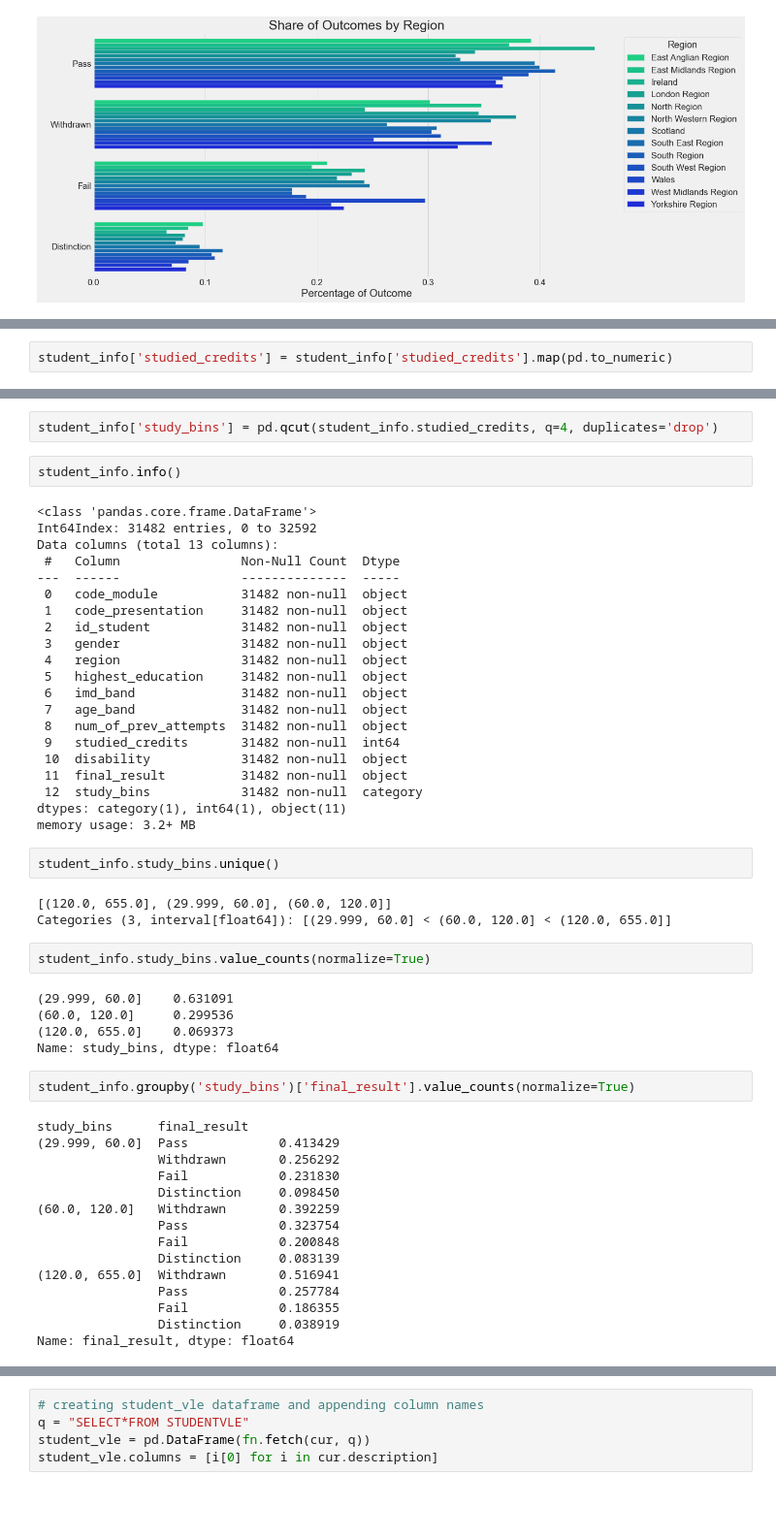
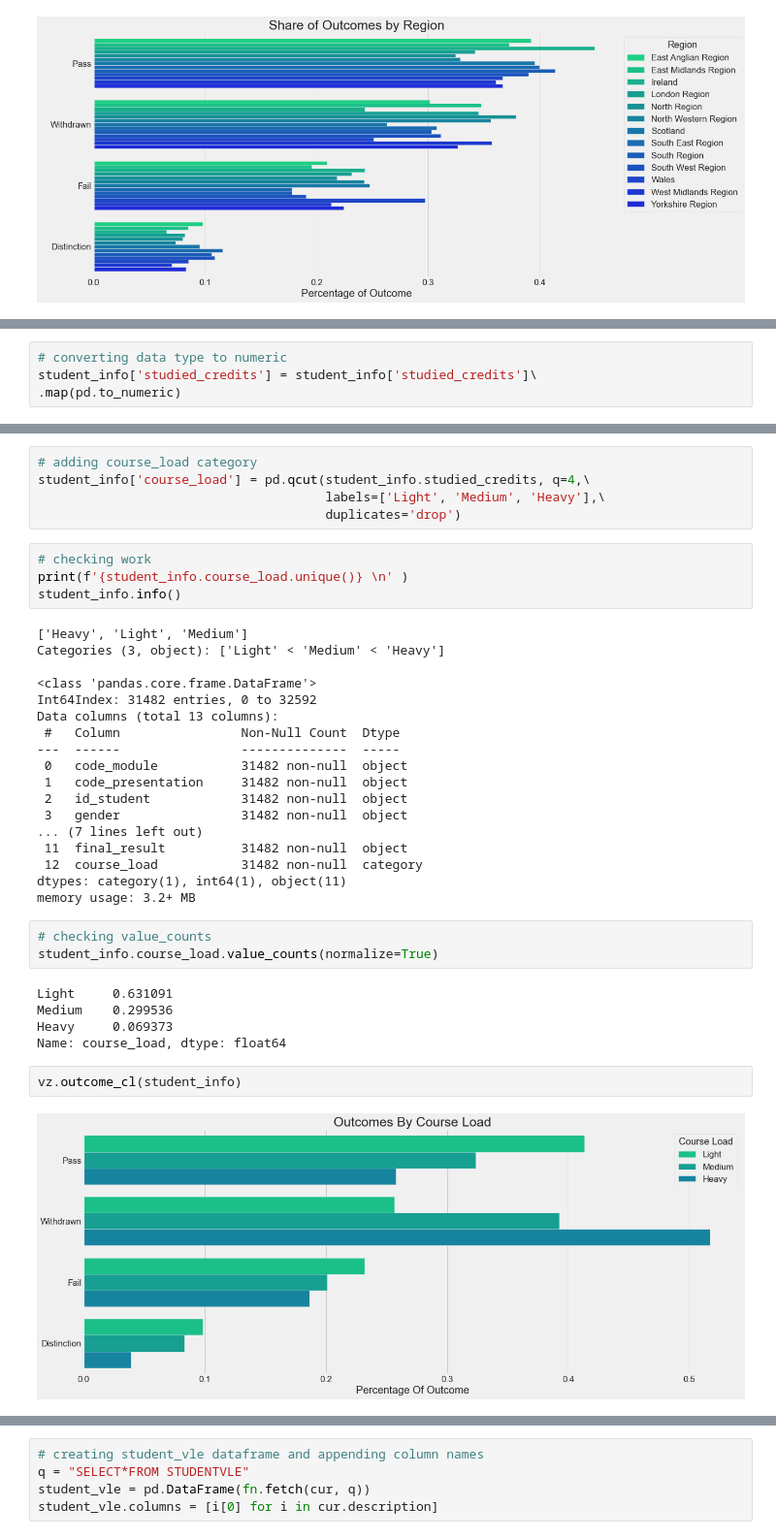
Before and after one commit to jeffreyhwatson/online_outcomes, a Jupyter notebook: notebooks/exploratory/cleaning_eda.ipynb, the cells around one changed output, grey strips where cells are left out. Shown at 97% size. Drawn from its saved outputs; the diff is of its cells as text; blank space fills up the shorter version.

Commit message:
course load, mean clicks

```diff
--- a/notebooks/exploratory/cleaning_eda.ipynb
+++ b/notebooks/exploratory/cleaning_eda.ipynb
@@ -327,3 +327,5 @@ vz.outcomes_reg(student_info)
 # %%
-student_info['studied_credits'] = student_info['studied_credits'].map(pd.to_numeric)
+# converting data type to numeric
+student_info['studied_credits'] = student_info['studied_credits']\
+.map(pd.to_numeric)
 # %%
@@ -369,8 +374,16 @@ student_info.studied_credits.median()
 # %%
-student_info['study_bins'] = pd.qcut(student_info.studied_credits, q=4, duplicates='drop')
+# adding course_load category
+student_info['course_load'] = pd.qcut(student_info.studied_credits, q=4,\
+                                      labels=['Light', 'Medium', 'Heavy'],\
+                                      duplicates='drop')
 # %%
+# checking work
+print(f'{student_info.course_load.unique()} \n' )
 student_info.info()
 # %% [output]
+['Heavy', 'Light', 'Medium']
+Categories (3, object): ['Light' < 'Medium' < 'Heavy']
+
 <class 'pandas.core.frame.DataFrame'>
 Int64Index: 31482 entries, 0 to 32592
 Data columns (total 13 columns):
@@ -380,44 +393,21 @@ Data columns (total 13 columns):
  1   code_presentation     31482 non-null  object
  2   id_student            31482 non-null  object
  3   gender                31482 non-null  object
- 4   region                31482 non-null  object
- 5   highest_education     31482 non-null  object
- 6   imd_band              31482 non-null  object
- 7   age_band              31482 non-null  object
- 8   num_of_prev_attempts  31482 non-null  object
- 9   studied_credits       31482 non-null  int64
- 10  disability            31482 non-null  object
+... (7 lines left out)
  11  final_result          31482 non-null  object
- 12  study_bins            31482 non-null  category
+ 12  course_load           31482 non-null  category
 dtypes: category(1), int64(1), object(11)
 memory usage: 3.2+ MB
-# %%
-student_info.study_bins.unique()
-# %% [output]
-[(120.0, 655.0], (29.999, 60.0], (60.0, 120.0]]
-Categories (3, interval[float64]): [(29.999, 60.0] < (60.0, 120.0] < (120.0, 655.0]]
 # %%
-student_info.study_bins.value_counts(normalize=True)
+# checking value_counts
+student_info.course_load.value_counts(normalize=True)
 # %% [output]
-(29.999, 60.0]    0.631091
-(60.0, 120.0]     0.299536
-(120.0, 655.0]    0.069373
-Name: study_bins, dtype: float64
+Light     0.631091
+Medium    0.299536
+Heavy     0.069373
+Name: course_load, dtype: float64
-# %%
-student_info.groupby('study_bins')['final_result'].value_counts(normalize=True)
-# %% [output]
-study_bins      final_result
-(29.999, 60.0]  Pass            0.413429
-                Withdrawn       0.256292
-                Fail            0.231830
-                Distinction     0.098450
-(60.0, 120.0]   Withdrawn       0.392259
-                Pass            0.323754
-                Fail            0.200848
-                Distinction     0.083139
-(120.0, 655.0]  Withdrawn       0.516941
-                Pass            0.257784
-                Fail            0.186355
-                Distinction     0.038919
-Name: final_result, dtype: float64
+# %%
+vz.outcome_cl(student_info)
+# %% [output]
+[figure, added]
 # %% [markdown]
```
Also changed, not shown: parts of 32 cells of this notebook, 1 other file.
